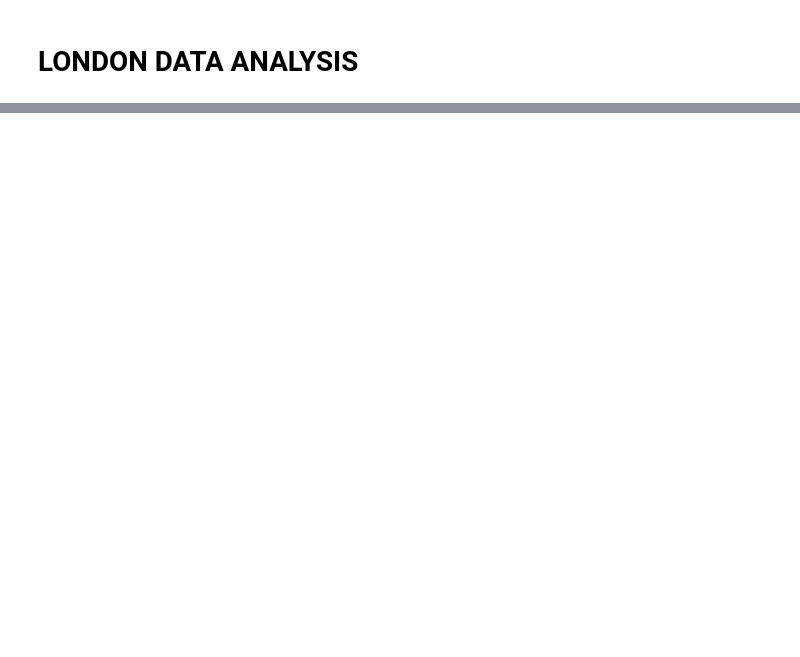
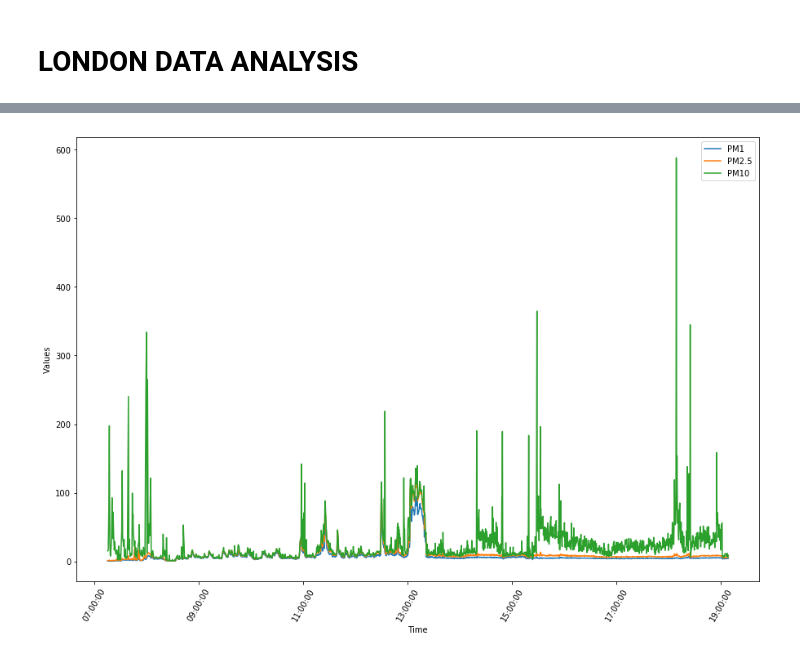
Before and after one commit to MihaiVisu/HonoursProject, a Jupyter notebook: notebooks/london_data_analysis.ipynb, the cells around one changed output, grey strips where cells are left out. Saved outputs shown, nothing was run; the diff lists cells and outputs as text; code cells hidden in the pictures; blank space fills up the shorter version.

```diff
--- a/notebooks/london_data_analysis.ipynb
+++ b/notebooks/london_data_analysis.ipynb
@@ -59,0 +104,10 @@ filtered_data = data[data['temperature'] != "None"]
+# %%
+filtered_pms = filtered_data[(filtered_data['PM10'] < 600)]
+
+plot_data([
+    (filtered_pms, 'PM1', 'PM1'),
+    (filtered_pms, 'PM2.5', 'PM2.5'),
+    (filtered_pms, 'PM10', 'PM10')
+])
+# %% [output]
+[figure, added]
```
Also changed, not shown: parts of 14 cells of this notebook, 3 other files.
